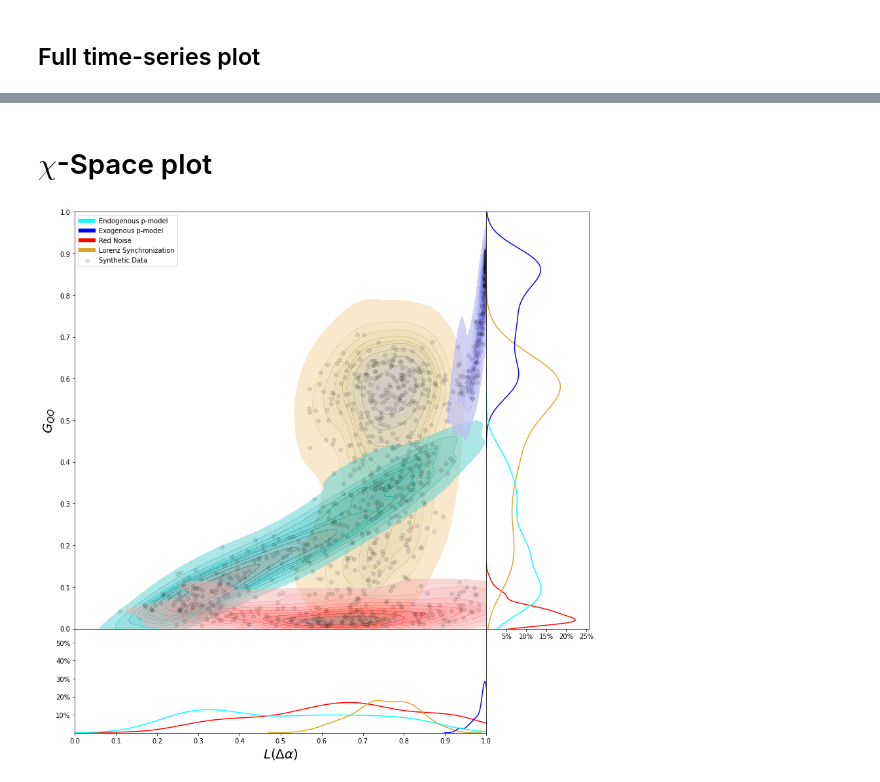
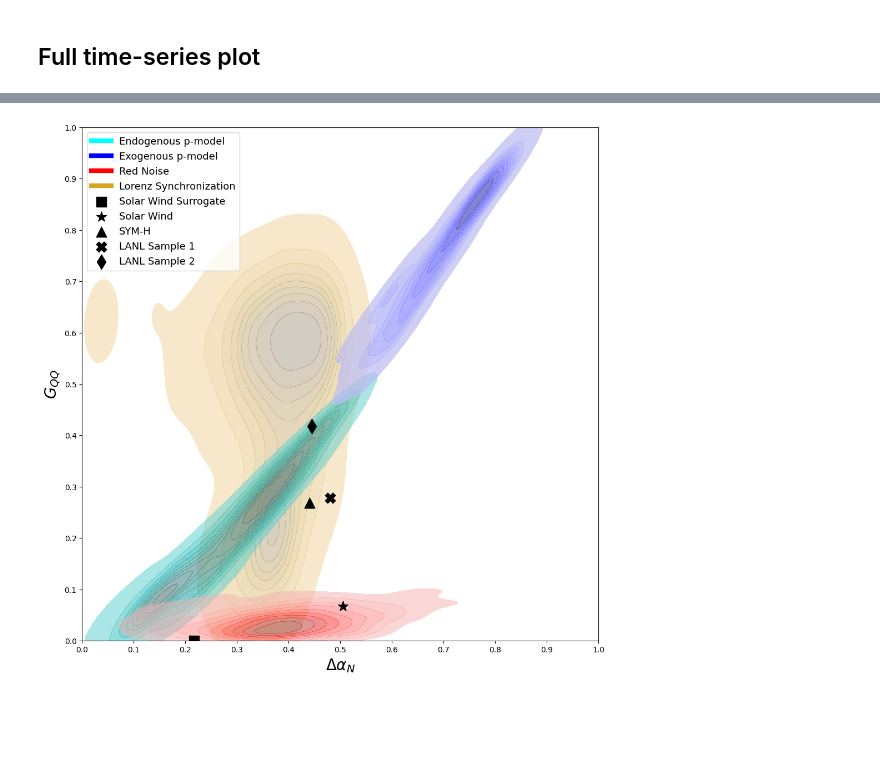
Before and after one commit to rsautter/Chi, a Jupyter notebook: examples/Chi_Space.ipynb, the cells around one changed output, grey strips where cells are left out. Drawn from its saved outputs; the diff is of its cells as text; code cells hidden in the pictures; blank space fills up the shorter version.

Commit message:
Updated Chi Space

```diff
--- a/examples/Chi_Space.ipynb
+++ b/examples/Chi_Space.ipynb
@@ -268,44 +282,29 @@ plt.show()
-# %% [markdown]
-# $χ$-Space plot
 # %%
-gs,[h,l] = chi.plot()
+gs, [h,l] = chi.plot2()
 
-#https://matplotlib.org/stable/api/markers_api.html
-ax = plt.subplot(gs[0,0])
-
-fdata = pd.concat([chi.get_endoDataResults(),chi.get_exoDataResults(),chi.get_LorenzDataResults(), chi.get_redsDataResults()])
-sc = plt.scatter(fdata['LDA'],fdata['GQQ'],color='k',alpha=0.1)
-h.append(sc)
-l.append("Synthetic Data")
-
-'''
-
-h2 = plt.scatter(swc_s["LDA"],swc_s["GQQ"],s=120,color='k',marker='s')
+h2 = plt.scatter(swc_s["Alpha"],swc_s["GQQ"],s=180,color='k',marker='s')
 h.append(h2)
 l.append("Solar Wind Surrogate")
 
-h1 = plt.scatter(swc["LDA"],swc["GQQ"],s=120,color='k',marker='*')
+h1 = plt.scatter(swc["Alpha"],swc["GQQ"],s=180,color='k',marker='*')
 h.append(h1)
 l.append("Solar Wind")
 
+h1 = plt.scatter(symh_chi["Alpha"],symh_chi["GQQ"],s=180,color='k',marker='^')
+h.append(h1)
+l.append("SYM-H")
 
 
-h1 = plt.scatter(wiki_chi["LDA"],wiki_chi["GQQ"],s=120,color='k',marker='^')
-h.append(h1)
-l.append("Wikipedia page acess")
-
-
-h3 = plt.scatter(lanl1["LDA"],lanl1["GQQ"],s=120,color='k',marker="X")
+h3 = plt.scatter(lanl1["Alpha"],lanl1["GQQ"],s=180,color='k',marker="X")
 h.append(h3)
 l.append("LANL Sample 1")
 
-h3 = plt.scatter(lanl2["LDA"],lanl2["GQQ"],s=120,color='k',marker='d')
+h3 = plt.scatter(lanl2["Alpha"],lanl2["GQQ"],s=180,color='k',marker='d')
 h.append(h3)
 l.append("LANL Sample 2")
-'''
 
-plt.legend(h,l,loc=2)
-plt.savefig("chiSpace.png",dpi=300)
+plt.legend(h,l,loc=2,fontsize=13)
+plt.savefig("chiSpaceDatasets.png",dpi=300,bbox_inches='tight')
 plt.show()
 # %% [output]
-[figure, old version]
+[figure, new version]
```
Also changed, not shown: parts of 22 cells of this notebook.
